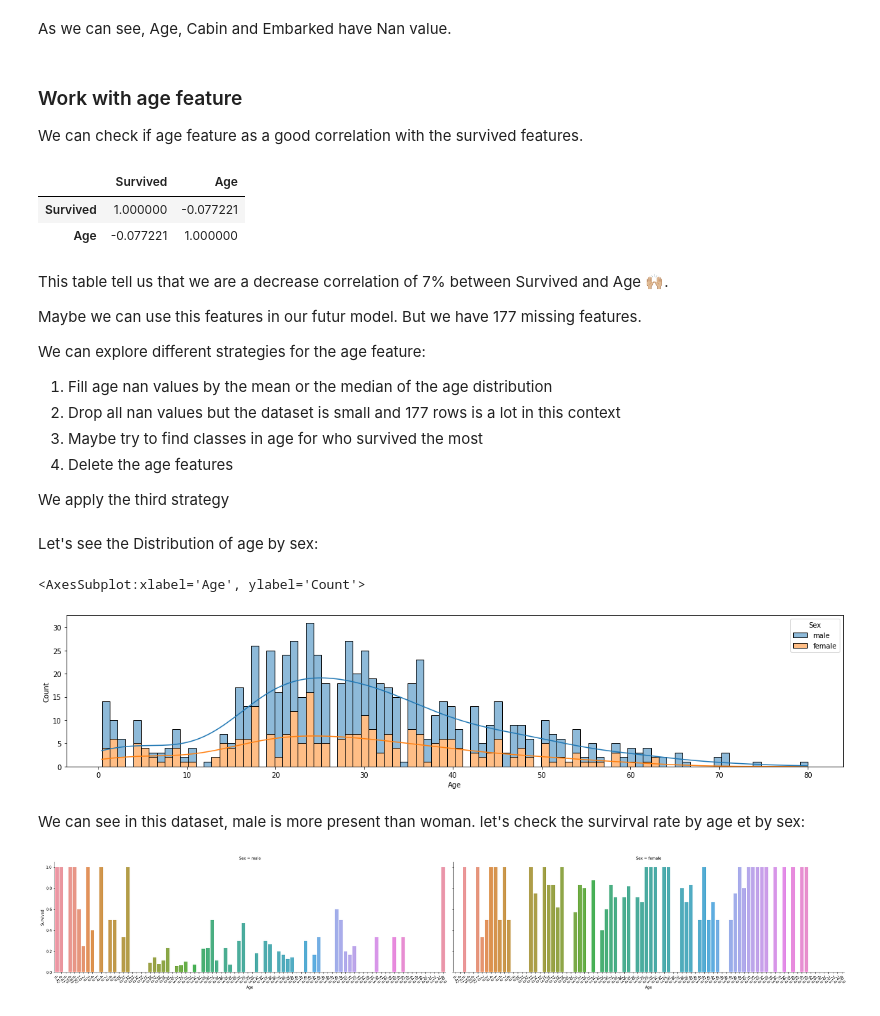
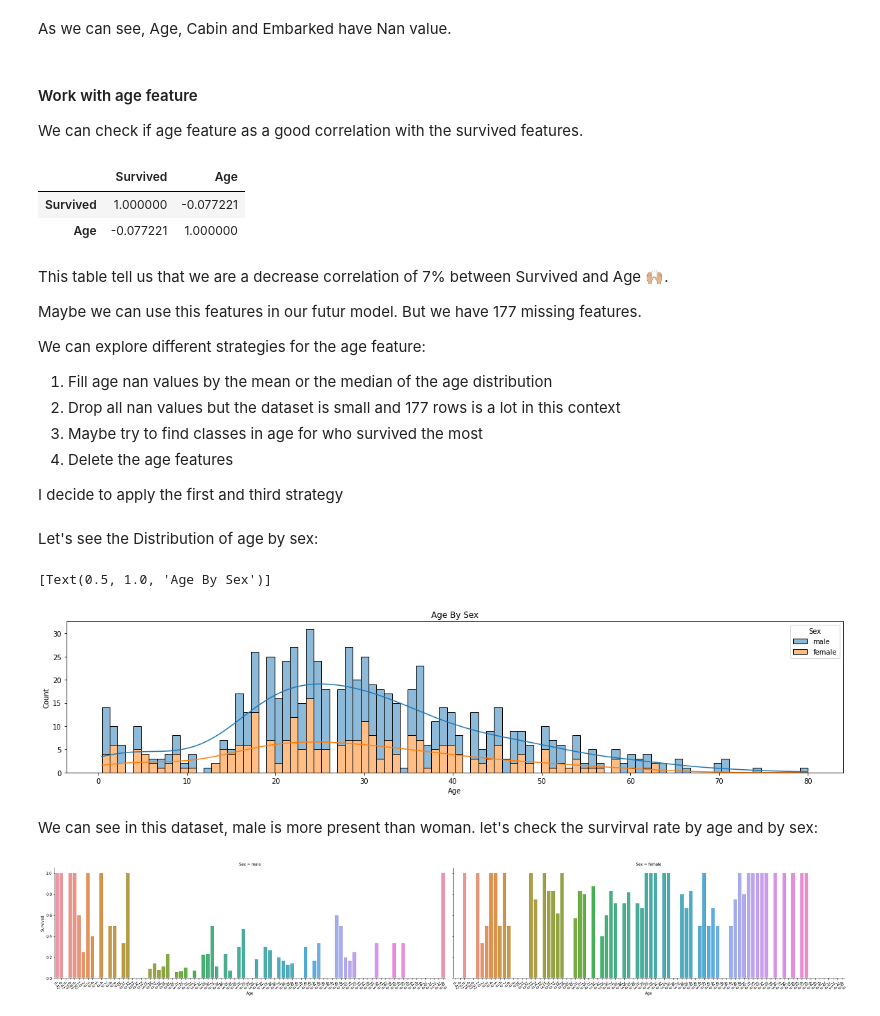
Before and after one commit to chris97425/titanic_kaggle_training, a Jupyter notebook: Notebook/data_analysis.ipynb, the cells around one changed output. Saved outputs shown, nothing was run; the diff lists cells and outputs as text; code cells hidden in the pictures.

```diff
--- a/Notebook/data_analysis.ipynb
+++ b/Notebook/data_analysis.ipynb
@@ -106,7 +97,7 @@ titanic_df
 As we can see, Age, Cabin and Embarked have Nan value.
 # %% [markdown]
 
-### Work with age feature
+#### Work with age feature
 We can check if age feature as a good correlation with the survived features.
 # %%
 # Get the importance of the Age features for the prediction of  Survived
@@ -126,17 +117,18 @@ We can explore different strategies for the age feature:
 3. Maybe try to find classes in age for who survived the most
 4. Delete the age features
 
-We apply the third strategy
+I decide to apply the first and third strategy
 # %% [markdown]
 Let's see the Distribution of age by sex:
 # %%
 fig, ax1 = plt.subplots(1, 1,  figsize=(20,4))
-sns.histplot(ax=ax1,data=titanic_df,x="Age", hue="Sex",multiple="stack",bins=90, kde=True)
+sns.histplot(ax=ax1,data=titanic_df,x="Age", hue="Sex",multiple="stack",bins=90, kde=True)\
+    .set(title="Age By Sex")
 # %% [output]
-<AxesSubplot:xlabel='Age', ylabel='Count'>
+[Text(0.5, 1.0, 'Age By Sex')]
-[figure, old version]
+[figure, new version]
 # %% [markdown]
-We can see in this dataset, male is more present than woman. let's check the survirval rate by age et by sex:
+We can see in this dataset, male is more present than woman. let's check the survirval rate by age and by sex:
 # %%
 #Show the survival rate by ages and sex of the population
 ax = sns.catplot(x="Age",y="Survived",col="Sex",data=titanic_df
```
Also changed, not shown: parts of 48 cells of this notebook.
